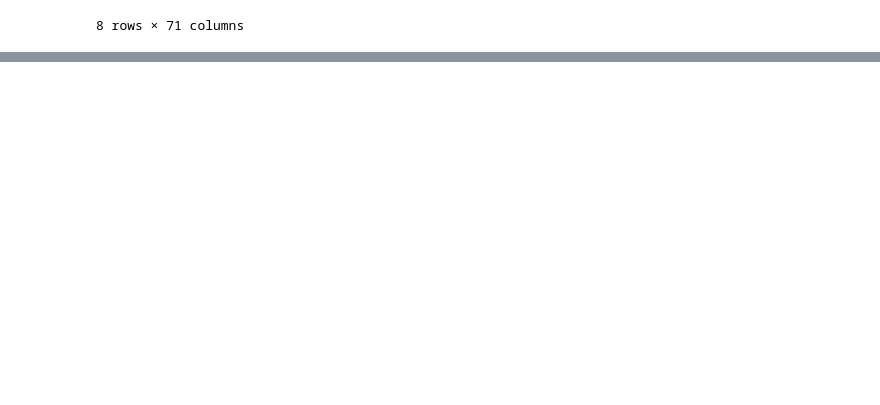
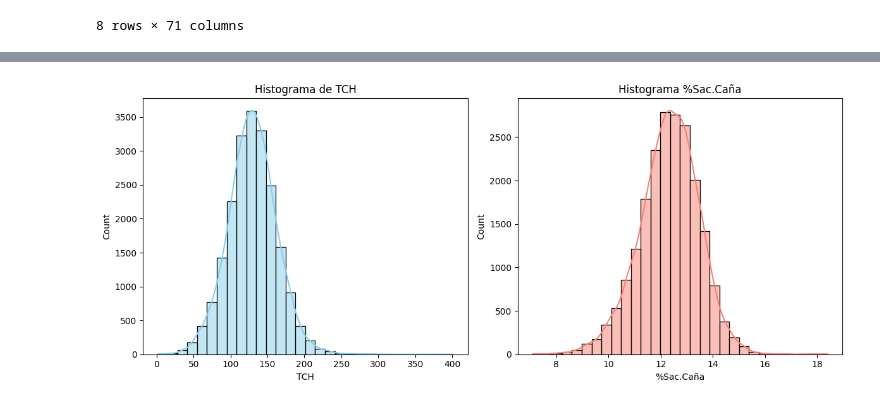
Before and after one commit to DavidCrespo72/AnalisisDatos, a Jupyter notebook: Taller_Final_AP_Aut_1.ipynb, the cells around one changed output, grey strips where cells are left out. Cells and saved outputs as stored; diff of their text form; code cells hidden in the pictures; blank space fills up the shorter version.

```diff
--- a/Taller_Final_AP_Aut_1.ipynb
+++ b/Taller_Final_AP_Aut_1.ipynb
@@ -101,0 +308,16 @@ PRUEBA JULIAN 2
+# %%
+# Crear lienzo con 2 subplots (1 fila, 2 columnas)
+fig, axes = plt.subplots(1, 2, figsize=(12, 5))
+
+# Histograma 1
+sns.histplot(df['TCH'], bins=30, kde=True, color='skyblue', ax=axes[0])
+axes[0].set_title('Histograma de TCH')
+
+# Histograma 2
+sns.histplot(df['%Sac.Caña'], bins=30, kde=True, color='salmon', ax=axes[1])
+axes[1].set_title('Histograma %Sac.Caña')
+
+plt.tight_layout()
+plt.show()
+# %% [output]
+[figure, added]
```
Also changed, not shown: parts of 30 cells of this notebook.
